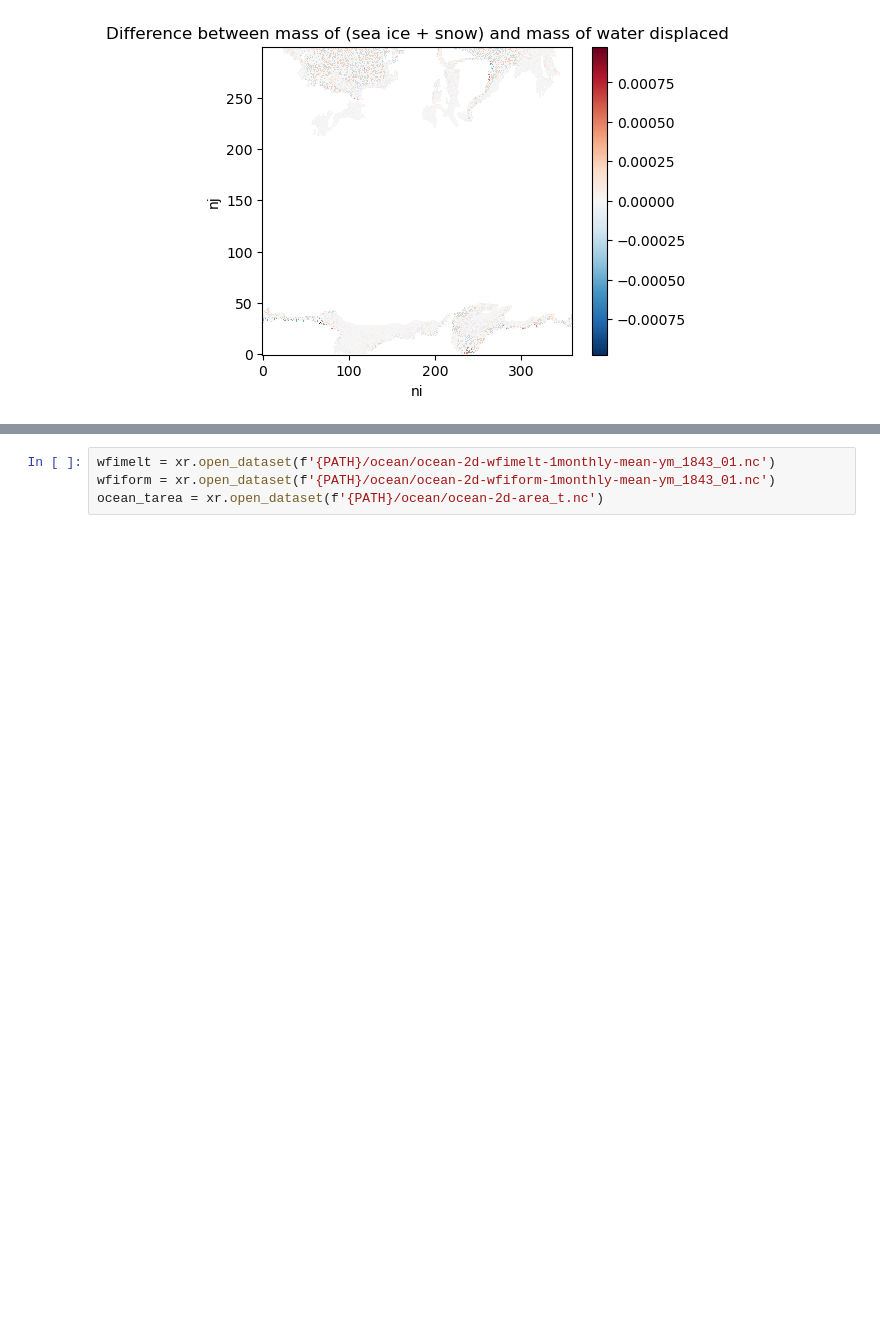
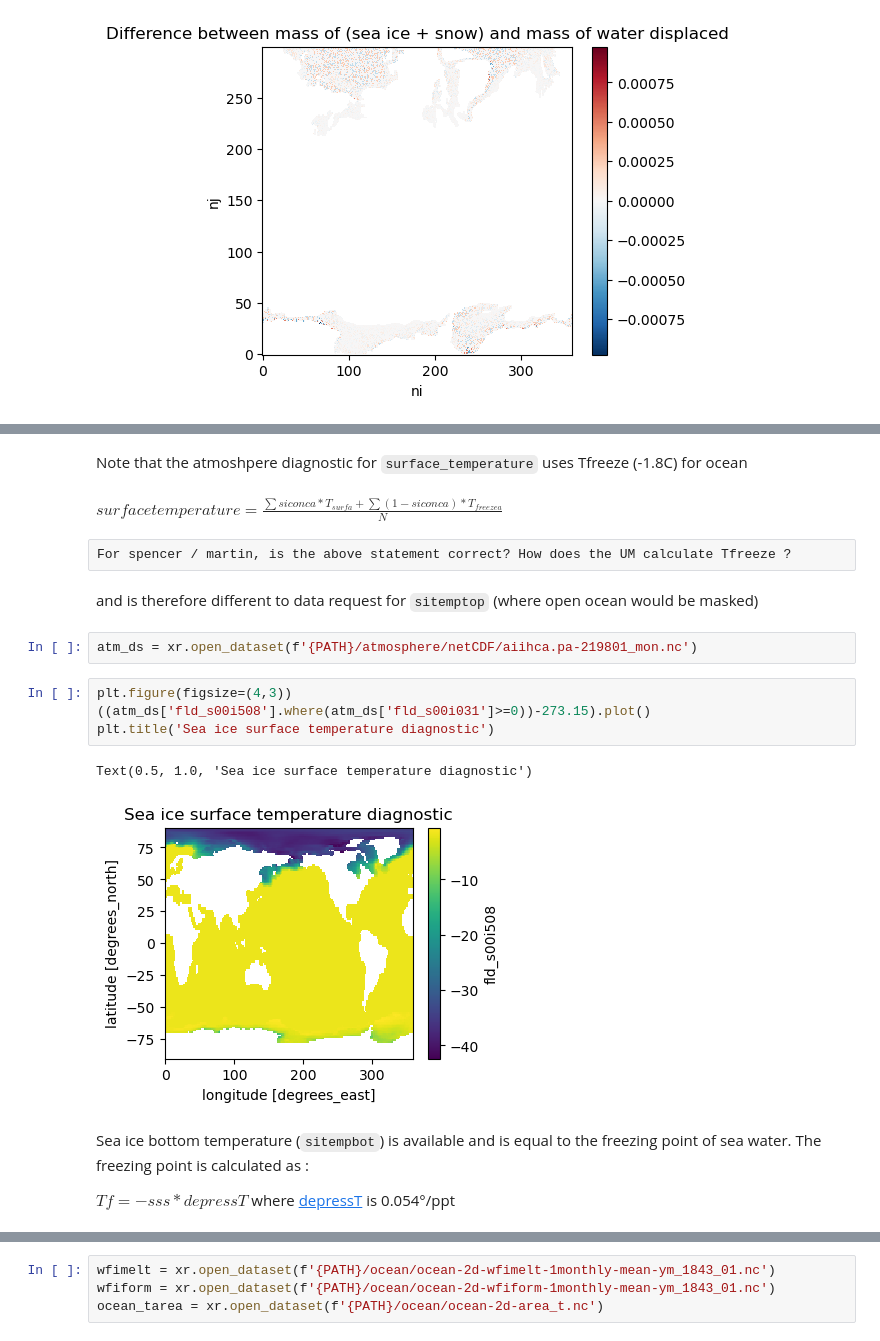
Before and after one commit to ACCESS-NRI/access-esm1.6-configs, a Jupyter notebook: documentation/docs/pages/diagnostics/sea_ice.ipynb, the cells around one changed output, grey strips where cells are left out. Saved outputs shown, nothing was run; the diff lists cells and outputs as text; blank space fills up the shorter version.

```diff
--- a/documentation/docs/pages/diagnostics/sea_ice.ipynb
+++ b/documentation/docs/pages/diagnostics/sea_ice.ipynb
@@ -133 +128,24 @@ $Tf = - sss * depressT$ where [depressT](https://github.com/ACCESS-NRI/cice5/blo
+# %% [markdown]
+Note that the atmoshpere diagnostic for `surface_temperature` uses Tfreeze (-1.8C) for ocean
+# %% [markdown]
+$surface temperature = \frac{\displaystyle\sum {siconca * T_{surfa}}+\displaystyle\sum {(1-siconca) * T_{freezea}}}{N}$
+# %% [raw]
+For spencer / martin, is the above statement correct? How does the UM calculate Tfreeze ?
+# %% [markdown]
+and is therefore different to data request for `sitemptop` (where open ocean would be masked)
+# %%
+atm_ds = xr.open_dataset(f'{PATH}/atmosphere/netCDF/aiihca.pa-219801_mon.nc')
+# %%
+plt.figure(figsize=(4,3))
+((atm_ds['fld_s00i508'].where(atm_ds['fld_s00i031']>=0))-273.15).plot()
+plt.title('Sea ice surface temperature diagnostic')
+# %% [output]
+Text(0.5, 1.0, 'Sea ice surface temperature diagnostic')
+[figure, added]
+# %% [markdown]
+Sea ice bottom temperature (`sitempbot`) is available and is equal to the freezing point of sea water. The freezing point is calculated as :
+
+$Tf = - sss * depressT$ where [depressT](https://github.com/ACCESS-NRI/cice5/blob/d8e6797b4b576fa953fcb7704bc62fed4f480017/drivers/access/ice_constants.F90#L42) is 0.054°/ppt
+
+<!-- depressT is hardcoded into MOM5 at the same value - see https://github.com/ACCESS-NRI/MOM5/blob/627a321f7490afc69b4a8e777992bcfb1f58b5ae/src/mom5/ocean_tracers/ocean_frazil.F90#L450C6-L450C8 -->
 # %% [markdown]
```
Also changed, not shown: parts of 23 cells of this notebook.
